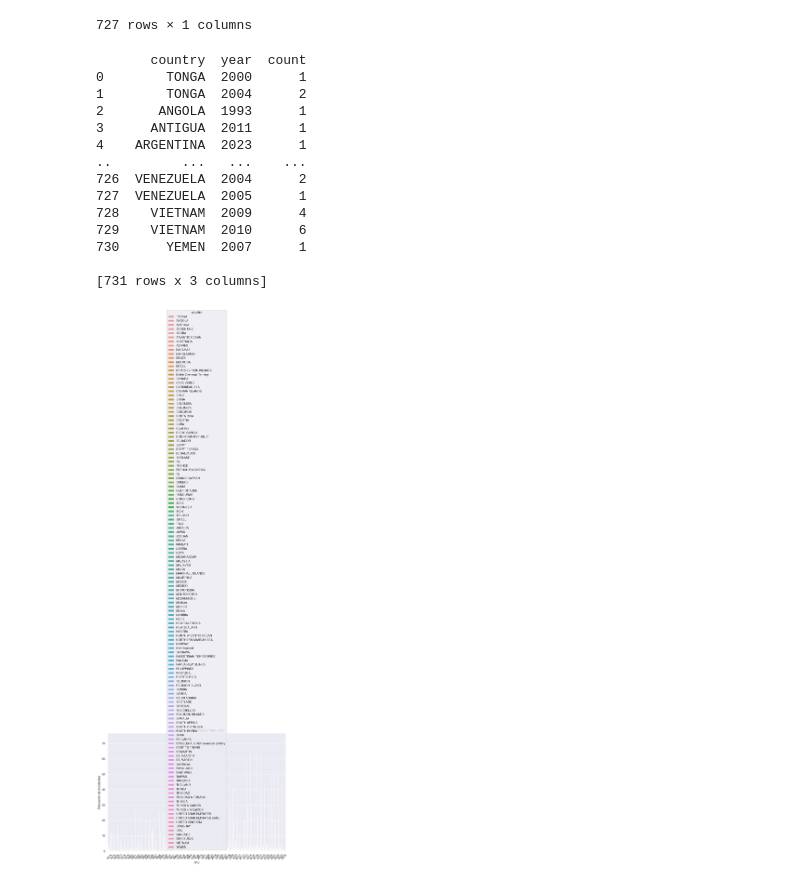
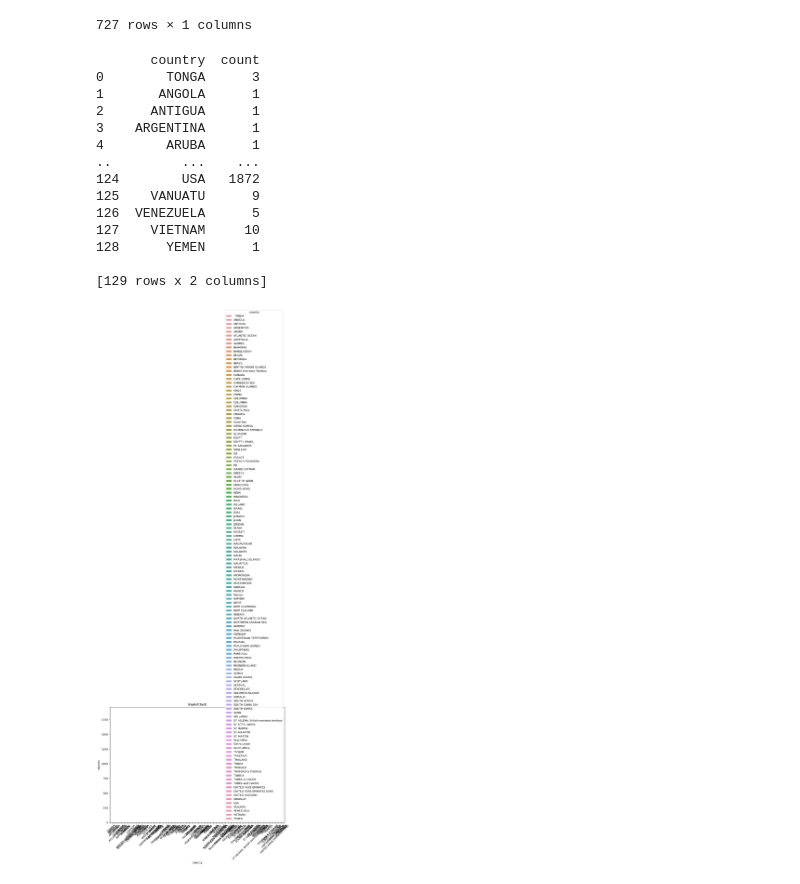
Before and after one commit to harimrys/Project-Shark-Attack-G1, a Jupyter notebook: main.ipynb, the cells around one changed output. Cells and saved outputs as stored; diff of their text form; code cells hidden in the pictures.

```diff
--- a/main.ipynb
+++ b/main.ipynb
@@ -242,33 +242,33 @@ Ataques fatales por año y país
 | YEMEN | 2007 | 1 |
 727 rows × 1 columns
 # %%
-group = df.groupby(['country', 'year']).size().reset_index(name='count')
+group = df.groupby('country').size().reset_index(name='count')
 
 print(group)
 # %% [output]
-       country  year  count
-0        TONGA  2000      1
-1        TONGA  2004      2
-2       ANGOLA  1993      1
-3      ANTIGUA  2011      1
-4    ARGENTINA  2023      1
-..         ...   ...    ...
-726  VENEZUELA  2004      2
-727  VENEZUELA  2005      1
-728    VIETNAM  2009      4
-729    VIETNAM  2010      6
-730      YEMEN  2007      1
+       country  count
+0        TONGA      3
+1       ANGOLA      1
+2      ANTIGUA      1
+3    ARGENTINA      1
+4        ARUBA      1
+..         ...    ...
+124        USA   1872
+125    VANUATU      9
+126  VENEZUELA      5
+127    VIETNAM     10
+128      YEMEN      1
 
-[731 rows x 3 columns]
+[129 rows x 2 columns]
 # %%
 plt.figure(figsize=(12, 8))
-sns.barplot(x='year', y='count', hue='country', data=group)
+sns.barplot(x='country', y='count', hue='country', data=group)
 
-plt.title('Recuento de Incidentes por País y Año')
-plt.xlabel('Año')
-plt.ylabel('Recuento de Incidentes')
+plt.title('SharkAttack')
+plt.xlabel('Country')
+plt.ylabel('Attacks')
 plt.xticks(rotation=45)
 
 plt.show()
 # %% [output]
-[figure, old version]
+[figure, new version]
```
